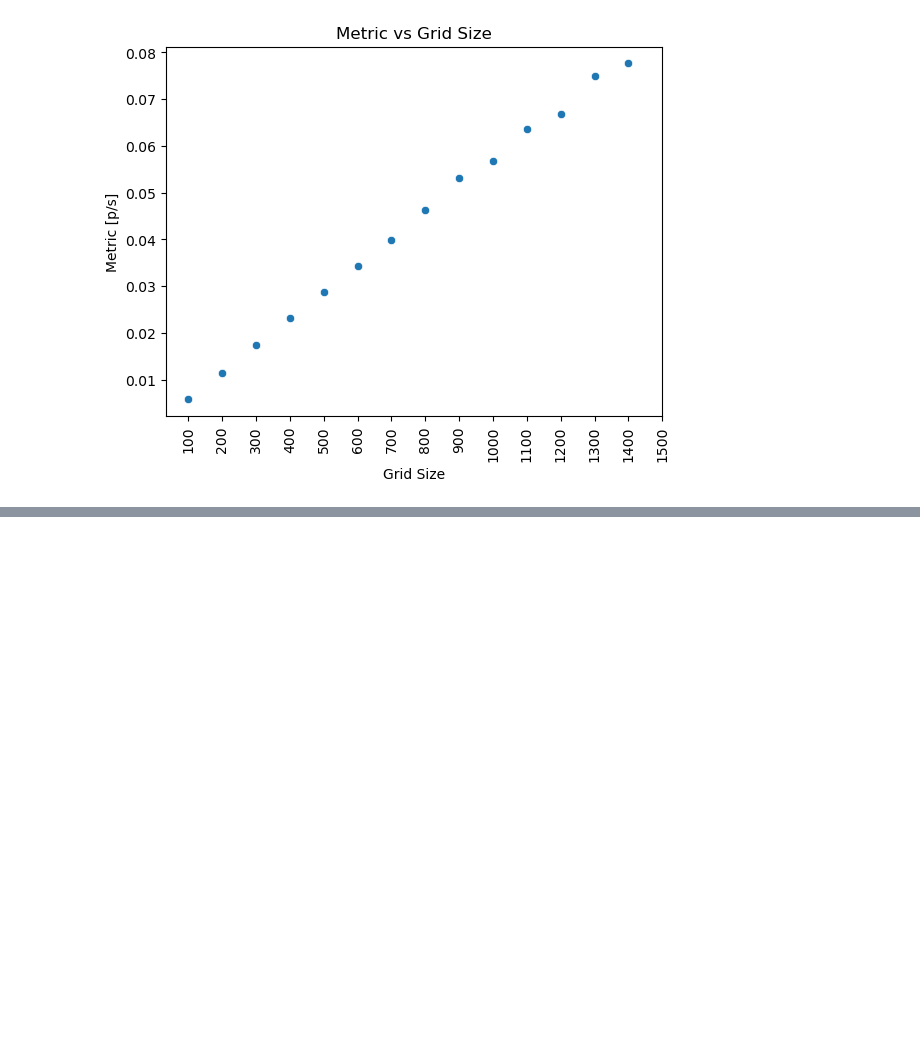
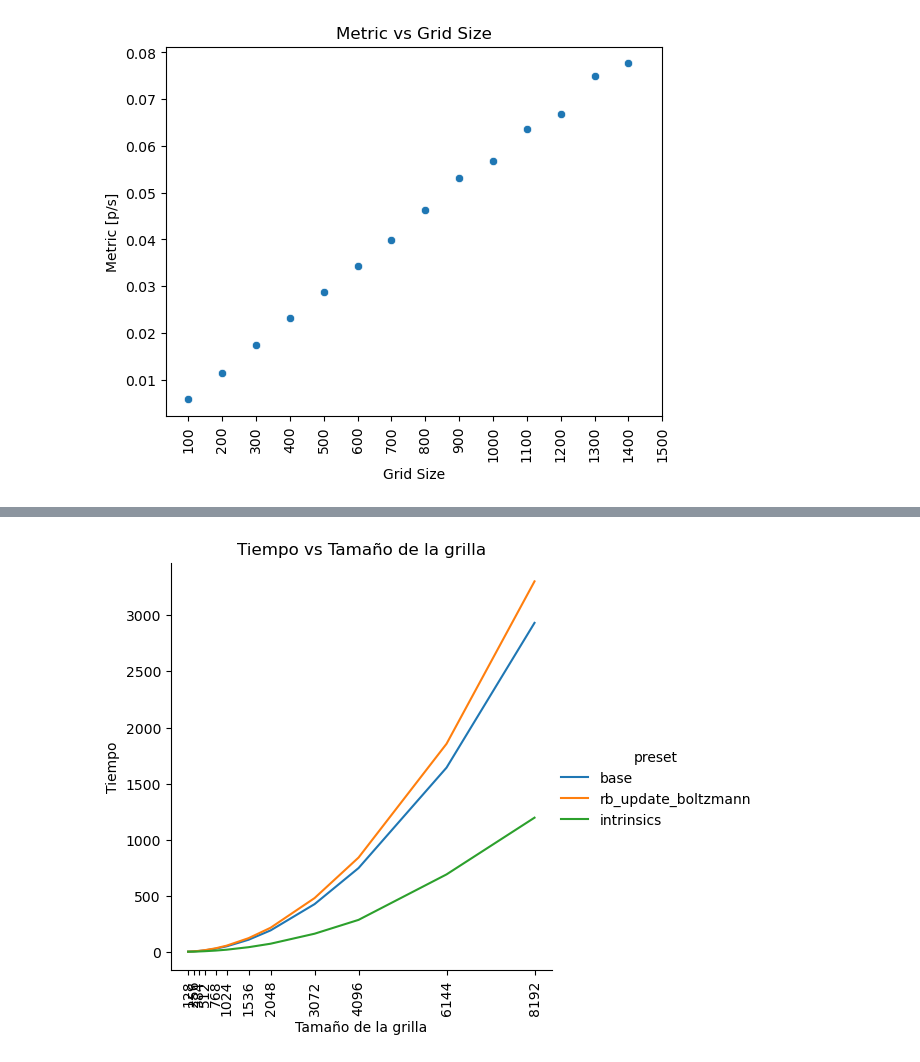
Before and after one commit to FissLor/tiny_ising_cp2025, a Jupyter notebook: problem_size_test.ipynb, the cells around one changed output, grey strips where cells are left out. Cells and saved outputs as stored; diff of their text form; code cells hidden in the pictures; blank space fills up the shorter version.

```diff
--- a/problem_size_test.ipynb
+++ b/problem_size_test.ipynb
@@ -114,0 +101,26 @@ NameError: name 'df' is not defined
+# %%
+import pandas as pd
+import seaborn as sns
+import matplotlib.pyplot as plt
+
+df = pd.read_csv('problem_size_test_lab2_atom.csv')
+df['host'] = 'atom'
+
+df2 = pd.read_csv('problem_size_test_lab2_jupiterace.csv')
+df['host'] = 'jupiterace'
+
+df = pd.concat([df, df2])
+# Use seaborn to create a line plot
+sns.relplot(x='L', y='metric', data=df,kind="line", hue='preset', col='host')
+
+
+# Set the plot title and axis labels
+plt.title('Tiempo vs Tamaño de la grilla')
+plt.xlabel('Tamaño de la grilla')
+plt.ylabel('Tiempo')
+# plt.xticks(df.L.unique(), rotation=90)
+
+# Show the plot
+plt.show()
+# %% [output]
+[figure, added]
```
Also changed, not shown: parts of 2 cells of this notebook, 5 other files.
